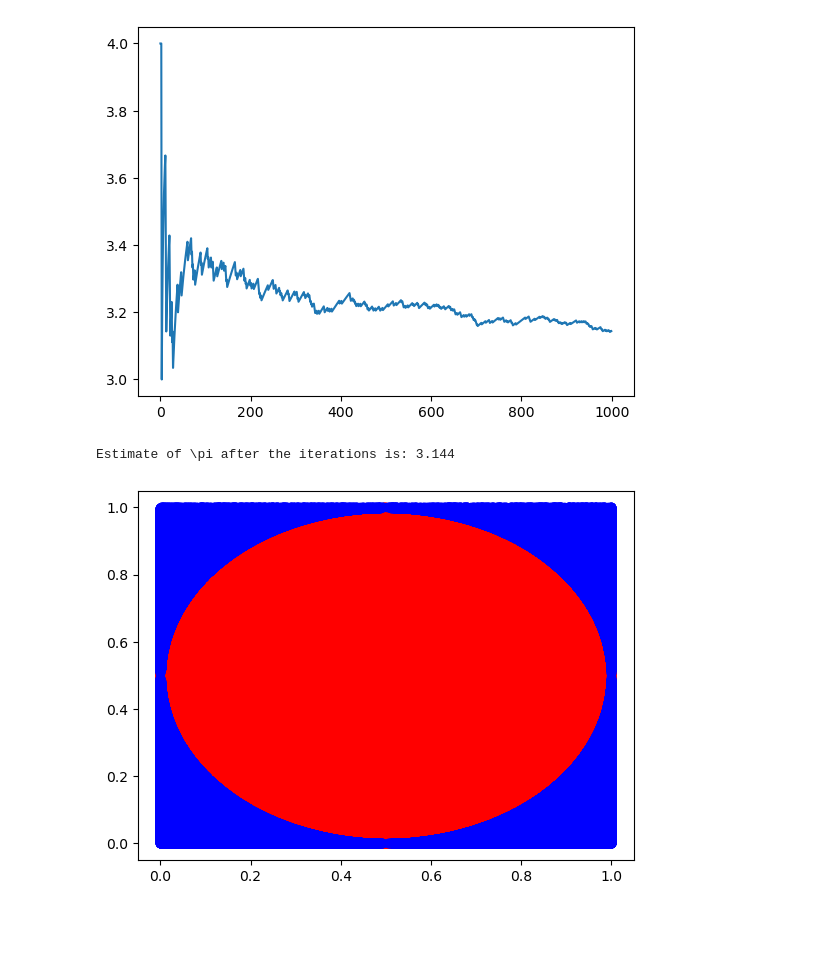
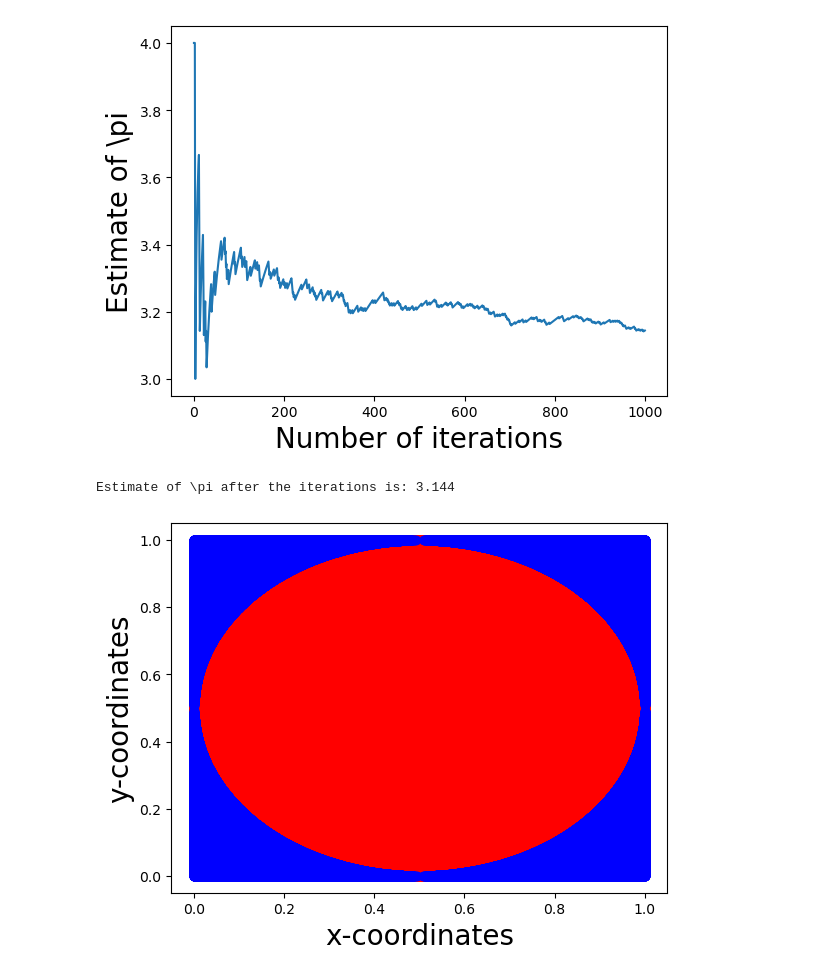
Before and after one commit to GautamGopalKrishnan/montecarlo, a Jupyter notebook: estimating_constants.ipynb, the cells around one changed output. Cells and saved outputs as stored; diff of their text form; code cells hidden in the pictures; blank space fills up the shorter version.

```diff
--- a/estimating_constants.ipynb
+++ b/estimating_constants.ipynb
@@ -25,37 +27,41 @@ plt.show()
 m = file['Mean']
 x = range(len(m))
 plt.plot(x,m)
+plt.xlabel('Number of iterations', fontsize = 20)
+plt.ylabel('Estimate of \pi', fontsize = 20)
 plt.show()
 print("Estimate of \pi after the iterations is:", m.iloc[-1])
 # %% [output]
-[figure, old version]
+[figure, new version]
 Estimate of \pi after the iterations is: 3.144
 # %%
 #Plot showing Monte Carlo Simulation for estimating \pi from random x,y coordinates chosen uniformly randomly
 #x,y coordinates are chosen in a unit square to estimate proportion of points in the circle
 
 x_all=np.random.uniform(0,1,N)
 y_all=np.random.uniform(0,1,N)
 x_1=[]
 x_2=[]
 y_1=[]
 y_2=[]
 e=[]
 r=pow(0.5,2)
 for i in range(N):
     if pow(x_all[i]-0.5,2)+pow(y_all[i]-0.5,2)<=r:
         x_1.append(x_all[i])
         y_1.append(y_all[i])
     else:
         x_2.append(x_all[i])
         y_2.append(y_all[i])
     e.append(len(x_1)/(i+1))
 
 plt.scatter(x_1,y_1,c="r")
 plt.scatter(x_2,y_2,c="b")
+plt.xlabel('x-coordinates', fontsize = 20)
+plt.ylabel('y-coordinates', fontsize = 20)
 plt.show()
 # %% [output]
-[figure, old version]
+[figure, new version]
 # %%
 #Plotting the estimates of \pi in the above simulation as a function of the the number of iterations
 
```
Also changed, not shown: parts of 6 cells of this notebook.
